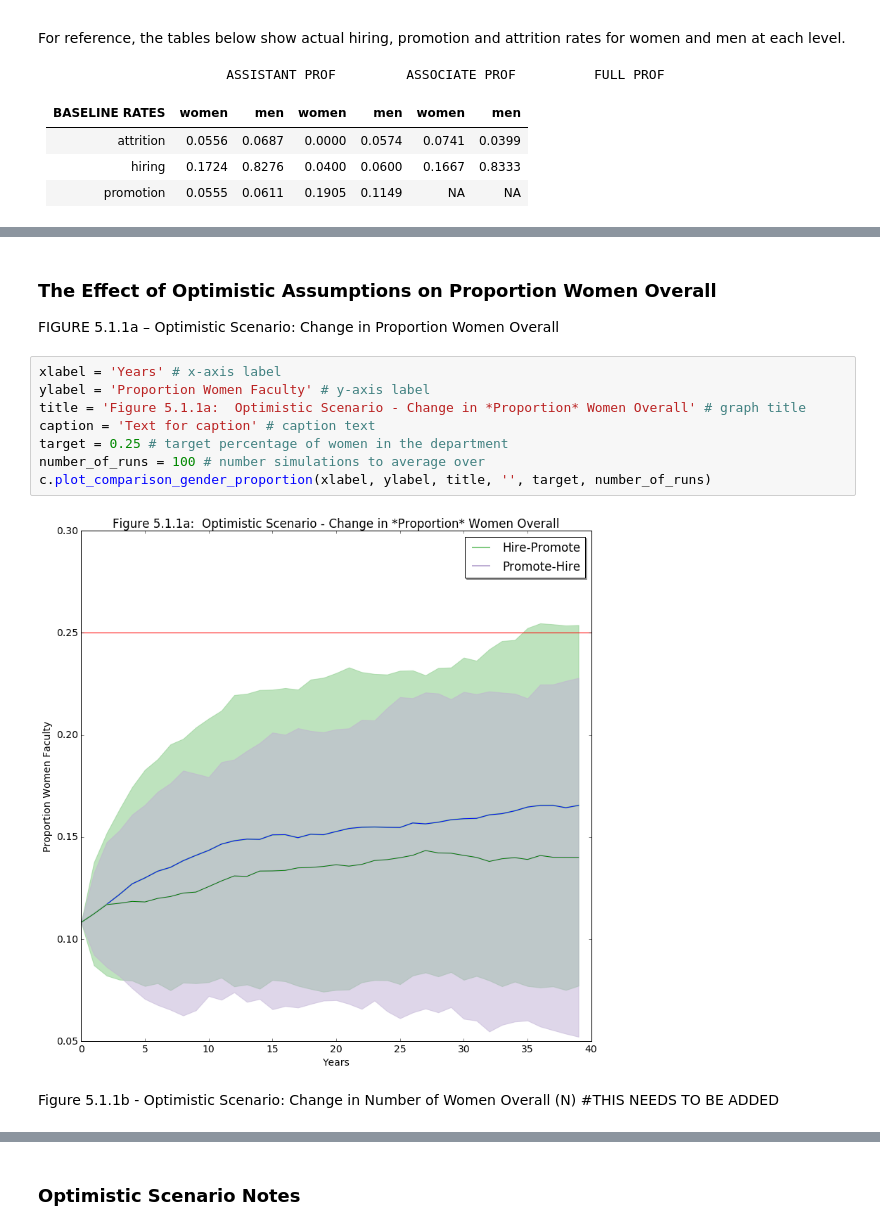
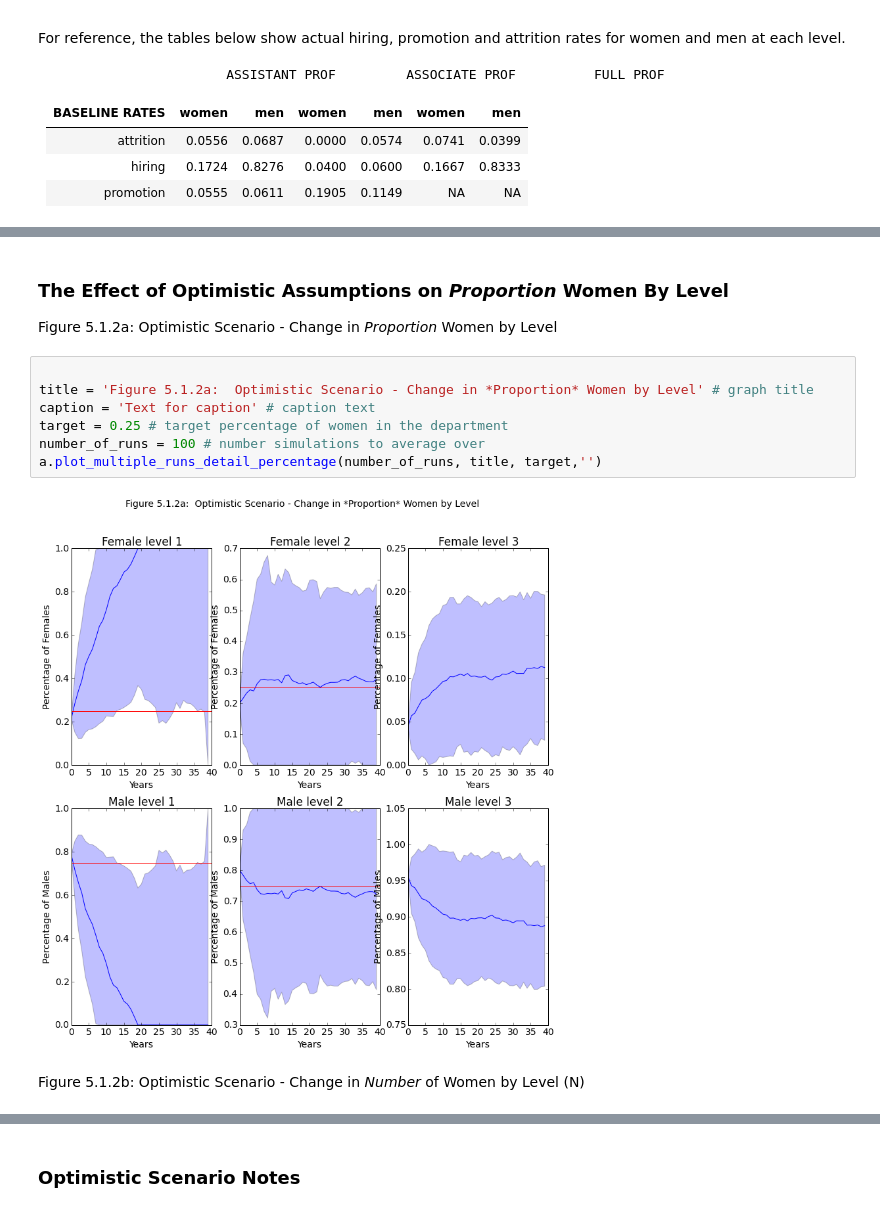
Before and after one commit to university-gender-evolution/notebooks-univ-gender, a Jupyter notebook: notebooks/mgmt_notebook05092016.ipynb, the cells around one changed output, grey strips where cells are left out. Saved outputs shown, nothing was run; the diff lists cells and outputs as text.

```diff
--- a/notebooks/mgmt_notebook05092016.ipynb
+++ b/notebooks/mgmt_notebook05092016.ipynb
@@ -544,16 +598,15 @@ EVENTUALLY WE NEED TO ADD A SIMILAR TABLE TO ABOVE THAT SHOWS THE OPTIMISTIC RAT
 # %% [markdown]
-### The Effect of Optimistic Assumptions on Proportion Women Overall
-FIGURE 5.1.1a – Optimistic Scenario:  Change in Proportion Women Overall
+### The Effect of Optimistic Assumptions on *Proportion* Women By Level
+Figure 5.1.2a:  Optimistic Scenario - Change in *Proportion* Women by Level
 # %%
-xlabel = 'Years' # x-axis label
-ylabel = 'Proportion Women Faculty' # y-axis label
-title = 'Figure 5.1.1a:  Optimistic Scenario - Change in *Proportion* Women Overall' # graph title
+
+title = 'Figure 5.1.2a:  Optimistic Scenario - Change in *Proportion* Women by Level' # graph title
 caption = 'Text for caption' # caption text
 target = 0.25 # target percentage of women in the department
 number_of_runs = 100 # number simulations to average over
-c.plot_comparison_gender_proportion(xlabel, ylabel, title, '', target, number_of_runs)
+a.plot_multiple_runs_detail_percentage(number_of_runs, title, target,'')
 # %% [output]
-[figure, old version]
+[figure, new version]
 # %% [markdown]
-Figure 5.1.1b - Optimistic Scenario: Change in Number of Women Overall (N) #THIS NEEDS TO BE ADDED
+Figure 5.1.2b:  Optimistic Scenario - Change in *Number* of Women by Level (N)
 # %%
```
Also changed, not shown: parts of 99 cells of this notebook.
